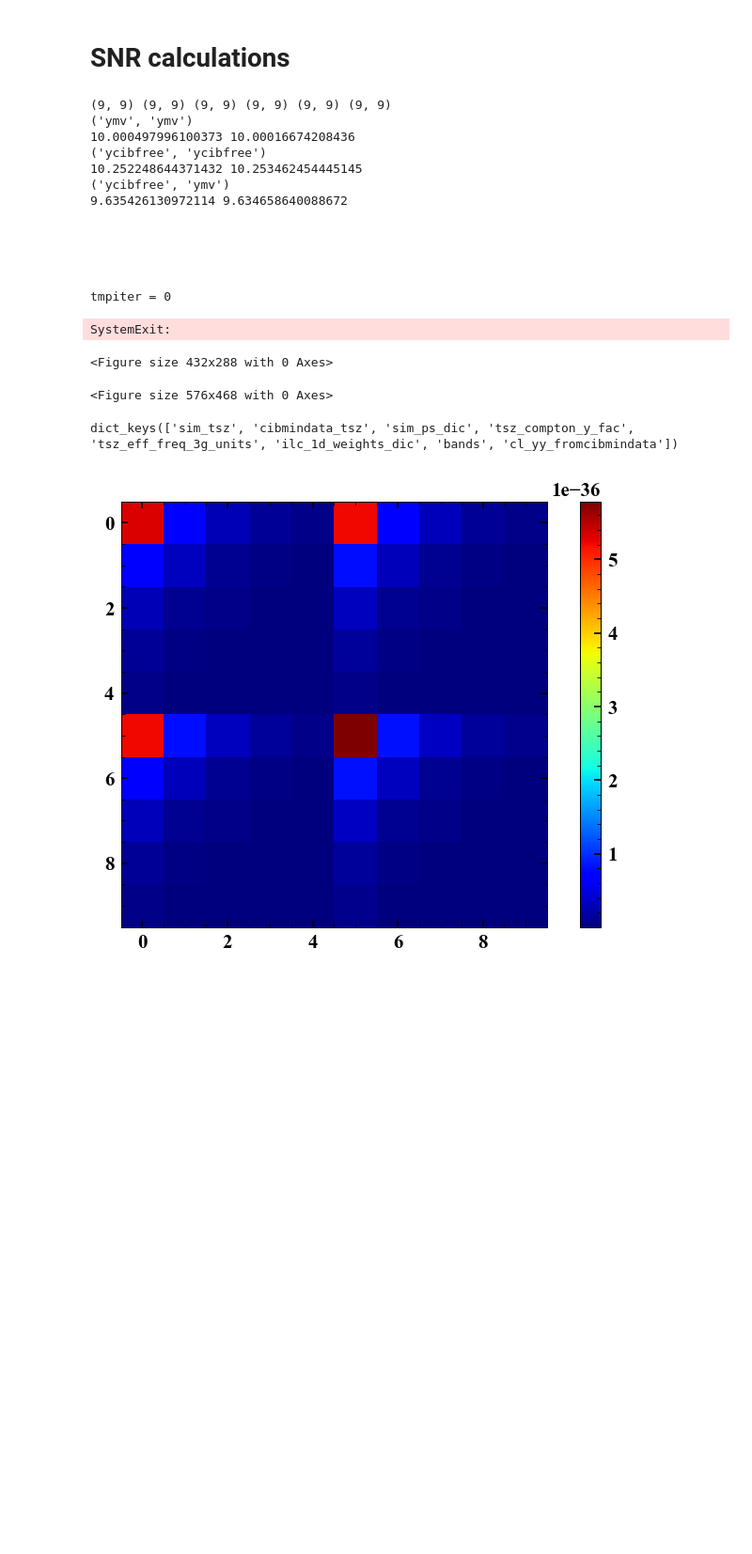
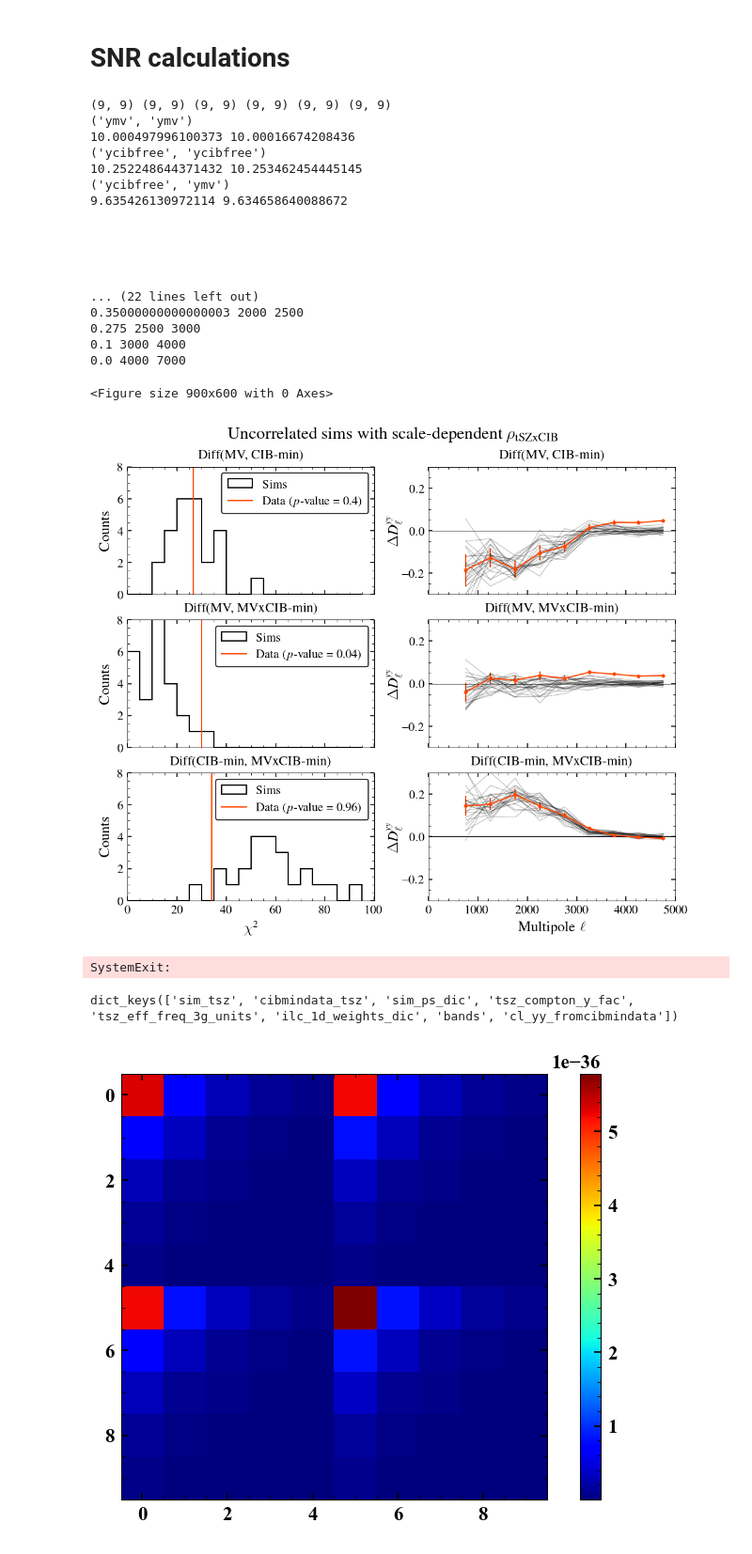
Before and after one commit to sriniraghunathan/tSZ_2pt_SPT_SPIRE, a Jupyter notebook: fit_for_tsz_cib.ipynb, the cells around one changed output. Shown: that part at 94% size. Cells and saved outputs as stored; diff of their text form; code cells hidden in the pictures; blank space fills up the shorter version.

```diff
--- a/fit_for_tsz_cib.ipynb
+++ b/fit_for_tsz_cib.ipynb
@@ -256,7 +256,7 @@ for tmpiter in range(3):
 
     chi_sq_val, chi_val = tools.get_null_test_chi_sq(curr_diff_vector, curr_diff_cov)
     pvalue = chi2.sf(chi_sq_val,len(curr_diff_vector)-1)
-    sys.exit()
+    ##sys.exit()
 
     tit_str = r'Correlated sims'
     if which_sim == 'cmb_tsz_ksz_noise_uncorrcib_uncorrrad_rc5.1_noslope_spt3gbeams_compdependent_half_splits': #add sim tSZ/CIB here
@@ -347,6 +347,7 @@ for tmpiter in range(3):
                                                                total_sims_for_tsz_cib = total_sims_for_tsz_cib,
                                                                sim_or_data_tsz = tmpiter_key,
                                                                reqd_linds = curr_rho_tsz_cib_linds,
+                                                               cib_scatter_sigma = 0.2,
                                                               )
 
     #sim chisq
@@ -393,41 +394,45 @@ for tmpiter in range(3):
         for simcntr, cl_ in enumerate( curr_diff_vector_sim_arr ):
             plot( tmpels, curr_dl_fac * cl_, color = color_arr[simcntr], lw = 0.5, alpha = 0.3)
         xlim(0., 5000.); ylim(-0.3, 0.3)
         if sbpl >= 5:
             xlabel(r'Multipole $\ell$', fontsize = 12)
         else:
             setp(ax.get_xticklabels(), visible=False)
         if sbpl in [2, 4, 6]:
             ylabel(r'$\Delta D_{\ell}^{yy}$', fontsize = 12, labelpad = 0.)
         axhline(0., lw = 0.5); ##show(); #sys.exit()
         title(title_val, fontsize =11)
         sbpl += 1
 
     #print(tmpiter, chi_sq_val, pvalue, pvalue_sim_based); ##sys.exit()
 suptitle(tit_str, fontsize = 14, y = 0.95)
 show()
 sys.exit()
 # %% [output]
 (9, 9) (9, 9) (9, 9) (9, 9) (9, 9) (9, 9)
 ('ymv', 'ymv')
 10.000497996100373 10.00016674208436
 ('ycibfree', 'ycibfree')
 10.252248644371432 10.253462454445145
 ('ycibfree', 'ymv')
 9.635426130972114 9.634658640088672
 
 
 
 
 
-tmpiter = 0
+... (22 lines left out)
+0.35000000000000003 2000 2500
+0.275 2500 3000
+0.1 3000 4000
+0.0 4000 7000
-SystemExit:
+<Figure size 900x600 with 0 Axes>
+[figure, added]
-<Figure size 432x288 with 0 Axes>
+SystemExit:
-<Figure size 576x468 with 0 Axes>
-# %%
-sim_tsz_cib_estimate_dic.keys()
-# %% [output]
-dict_keys(['sim_tsz', 'cibmindata_tsz', 'sim_ps_dic', 'tsz_compton_y_fac', 'tsz_eff_freq_3g_units', 'ilc_1d_weights_dic', 'bands', 'cl_yy_fromcibmindata'])
+# %%
+sim_tsz_cib_estimate_dic.keys()
+# %% [output]
+dict_keys(['sim_tsz', 'cibmindata_tsz', 'sim_ps_dic', 'tsz_compton_y_fac', 'tsz_eff_freq_3g_units', 'ilc_1d_weights_dic', 'bands', 'cl_yy_fromcibmindata'])
 # %%
 lmin_lmax_arr = [(500, 3000)]
 curr_full_cov = tools.get_covs_for_difference_vectors(tmpels, m1, m2, op_ps_1d_dic, lmin_lmax_arr = lmin_lmax_arr)
```
Also changed, not shown: parts of 7 cells of this notebook, 1 other file.
